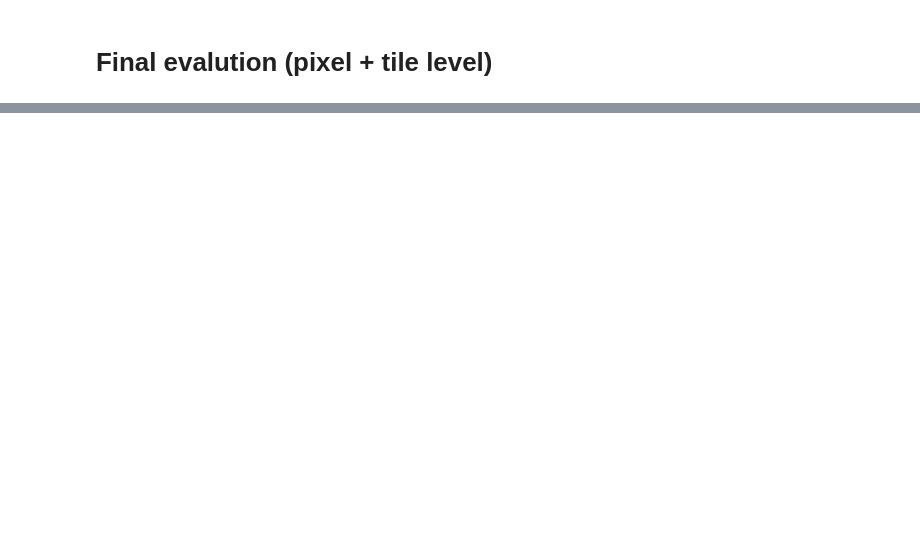
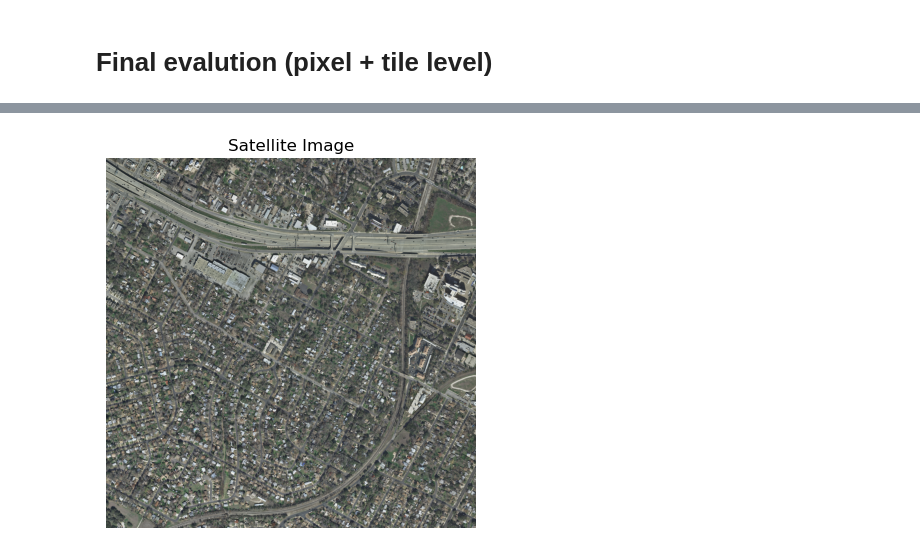
Before and after one commit to AviralSharma11/building-detection-1000m2, a Jupyter notebook: spacenet.ipynb, the cells around one changed output, grey strips where cells are left out. Cells and saved outputs as stored; diff of their text form; code cells hidden in the pictures; blank space fills up the shorter version.

```diff
--- a/spacenet.ipynb
+++ b/spacenet.ipynb
@@ -683,0 +872,13 @@ Saved → predictions/final_eval.png
+# %%
+img_path = "austin1.tif"
+
+with rasterio.open(img_path) as src:
+    img = src.read([1, 2, 3])        # read RGB bands
+    img = img.transpose(1, 2, 0)     # (C,H,W) → (H,W,C)
+
+plt.imshow(img)
+plt.axis("off")
+plt.title("Satellite Image")
+plt.show()
+# %% [output]
+[figure, added]
```
Also changed, not shown: parts of 10 cells of this notebook, 2 other files.
